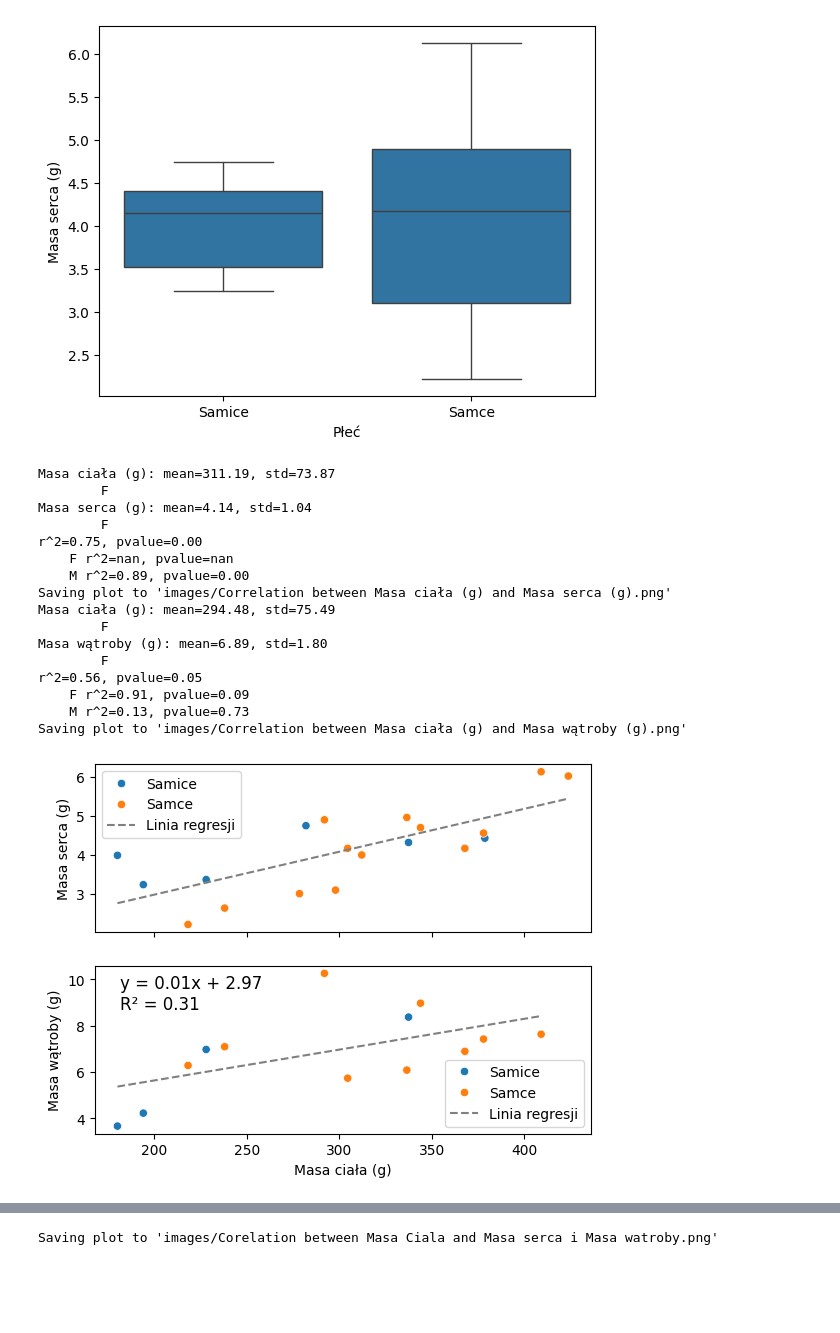
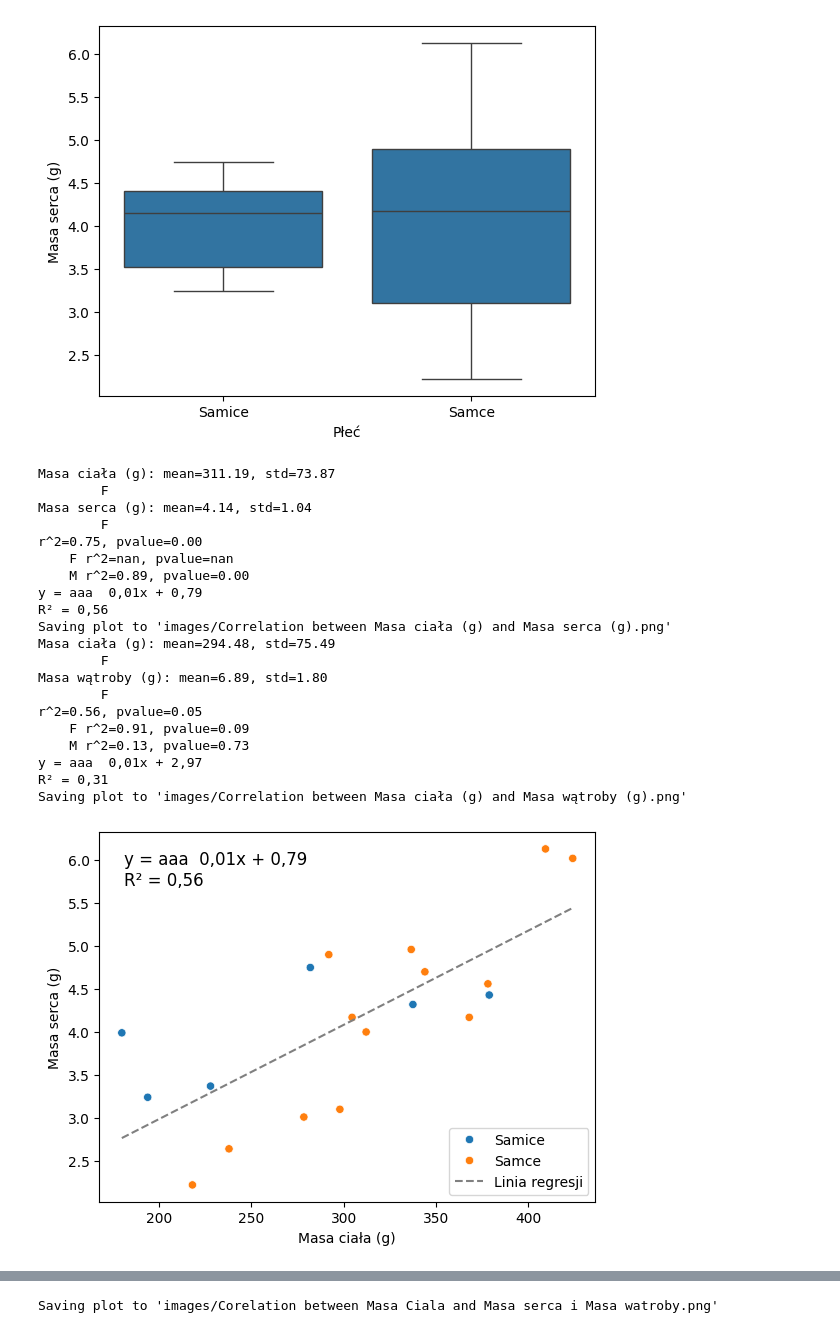
Before and after one commit to mateuszkojro/charakterystyka-morfometryczna-golebia-miejskiego, a Jupyter notebook: 03-masa-ciala-vs-plec.ipynb, the cells around one changed output, grey strips where cells are left out. Saved outputs shown, nothing was run; the diff lists cells and outputs as text; code cells hidden in the pictures; blank space fills up the shorter version.

```diff
--- a/03-masa-ciala-vs-plec.ipynb
+++ b/03-masa-ciala-vs-plec.ipynb
@@ -72,25 +78,29 @@ Saving plot to 'images/Masa serca (g) by gender.png'
 <Axes: xlabel='Płeć', ylabel='Masa serca (g)'>
 [figure]
 # %%
-fig, (ax1, ax2) = plt.subplots(2, 1, sharex=True)
-g1 = ds.corr_body_mass(y="Masa serca (g)", hue="Płeć", ax=ax1)
+# fig, (ax1, ax2) = plt.subplots(2, 1, sharex=True)
+g1 = ds.corr_body_mass(y="Masa serca (g)", hue="Płeć")
 ds.fix_wing_span()
-g2 = ds.corr_body_mass(y="Masa wątroby (g)", hue="Płeć", ax=ax2)
+g2 = ds.corr_body_mass(y="Masa wątroby (g)", hue="Płeć")
 # %% [output]
 Masa ciała (g): mean=311.19, std=73.87
         F
 Masa serca (g): mean=4.14, std=1.04
         F
 r^2=0.75, pvalue=0.00
     F r^2=nan, pvalue=nan
     M r^2=0.89, pvalue=0.00
+y = aaa  0,01x + 0,79
+R² = 0,56
 Saving plot to 'images/Correlation between Masa ciała (g) and Masa serca (g).png'
 Masa ciała (g): mean=294.48, std=75.49
         F
 Masa wątroby (g): mean=6.89, std=1.80
         F
 r^2=0.56, pvalue=0.05
     F r^2=0.91, pvalue=0.09
     M r^2=0.13, pvalue=0.73
+y = aaa  0,01x + 2,97
+R² = 0,31
 Saving plot to 'images/Correlation between Masa ciała (g) and Masa wątroby (g).png'
-[figure, old version]
+[figure, new version]
```
Also changed, not shown: parts of 5 cells of this notebook, 25 other files.
